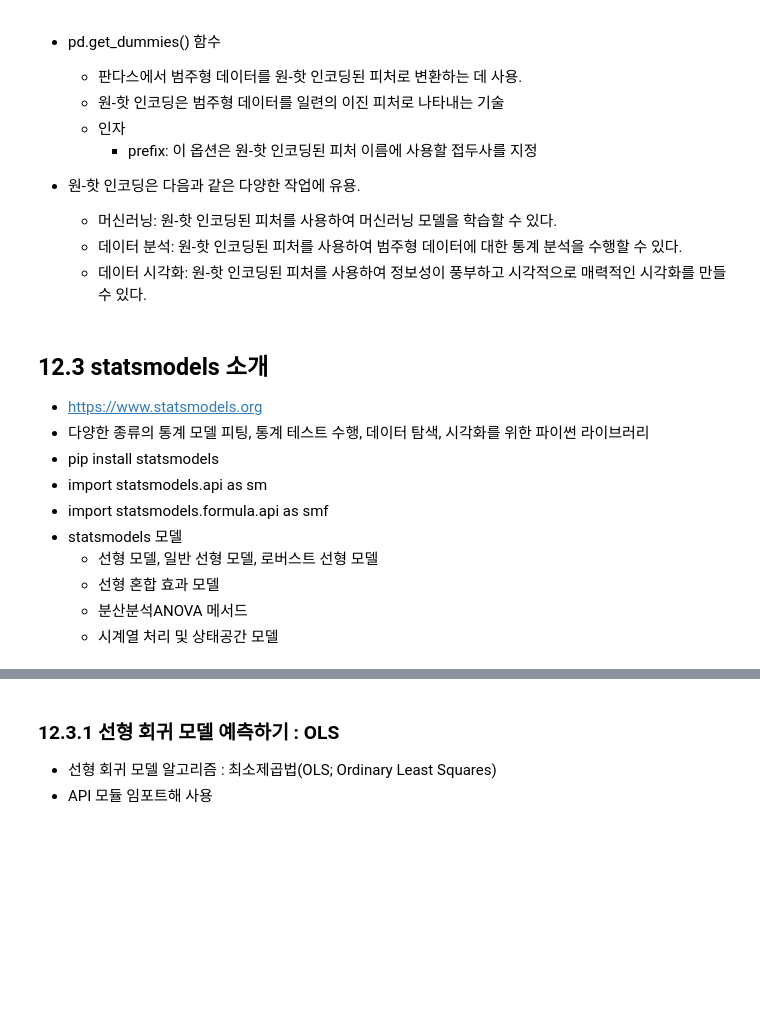
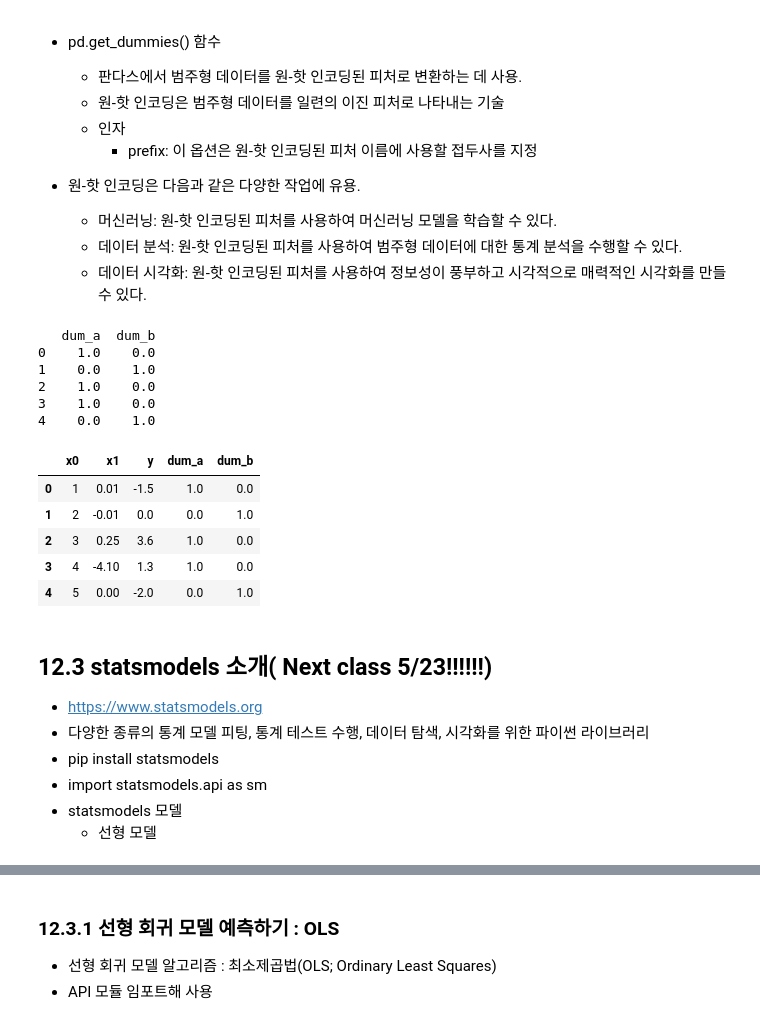
Before and after one commit to Agayeon/python_basic, a Jupyter notebook: ch12_update_class_목요일.ipynb, the cells around one changed output, grey strips where cells are left out. Saved outputs shown, nothing was run; the diff lists cells and outputs as text; code cells hidden in the pictures; blank space fills up the shorter version.

```diff
--- a/ch12_update_class_목요일.ipynb
+++ b/ch12_update_class_목요일.ipynb
@@ -163,26 +220,40 @@ data
   * 데이터 분석: 원-핫 인코딩된 피처를 사용하여 범주형 데이터에 대한 통계 분석을 수행할 수 있다.
   * 데이터 시각화: 원-핫 인코딩된 피처를 사용하여 정보성이 풍부하고 시각적으로 매력적인 시각화를 만들 수 있다.
 # %%
-dummies = pd.get_dummies(data.category, prefix='category',
+# ex: 학습 데이터셋 준비 작업
+# 1) one-hot encoding
+dummies = pd.get_dummies(data['category'], prefix='dum',
                          dtype=float)
 print(dummies)
 print()
 
-data_with_dummies = pd.concat([data.drop('category', axis=1), dummies], axis =1)
+# 2) 2 개의 데이터프레임을 결합
+d1 = data.drop('category', axis=1)
+d2 = dummies
+data_with_dummies = pd.concat([d1,d2], axis =1)
 
-data_with_dummies
+data_with_dummies # 범주형 데이터 타입은 제거
+# %% [output]
+   dum_a  dum_b
+0    1.0    0.0
+1    0.0    1.0
+2    1.0    0.0
+3    1.0    0.0
+4    0.0    1.0
+|  | x0 | x1 | y | dum_a | dum_b |
+| 0 | 1 | 0.01 | -1.5 | 1.0 | 0.0 |
+| 1 | 2 | -0.01 | 0.0 | 0.0 | 1.0 |
+| 2 | 3 | 0.25 | 3.6 | 1.0 | 0.0 |
+| 3 | 4 | -4.10 | 1.3 | 1.0 | 0.0 |
+| 4 | 5 | 0.00 | -2.0 | 0.0 | 1.0 |
 # %% [markdown]
-## 12.3 statsmodels 소개
+## 12.3 statsmodels 소개( Next class 5/23!!!!!!)
 * https://www.statsmodels.org
 * 다양한 종류의 통계 모델 피팅, 통계 테스트 수행, 데이터 탐색, 시각화를 위한 파이썬 라이브러리
 * pip install statsmodels
 * import statsmodels.api as sm
-* import statsmodels.formula.api as smf
 * statsmodels 모델
-  * 선형 모델, 일반 선형 모델, 로버스트 선형 모델
-  * 선형 혼합 효과 모델
-  * 분산분석ANOVA 메서드
-  * 시계열 처리 및 상태공간 모델
+  * 선형 모델
 # %%
 # 라이브러리 설치
 !pip install statsmodels
```
Also changed, not shown: parts of 24 cells of this notebook, 5 other files.
